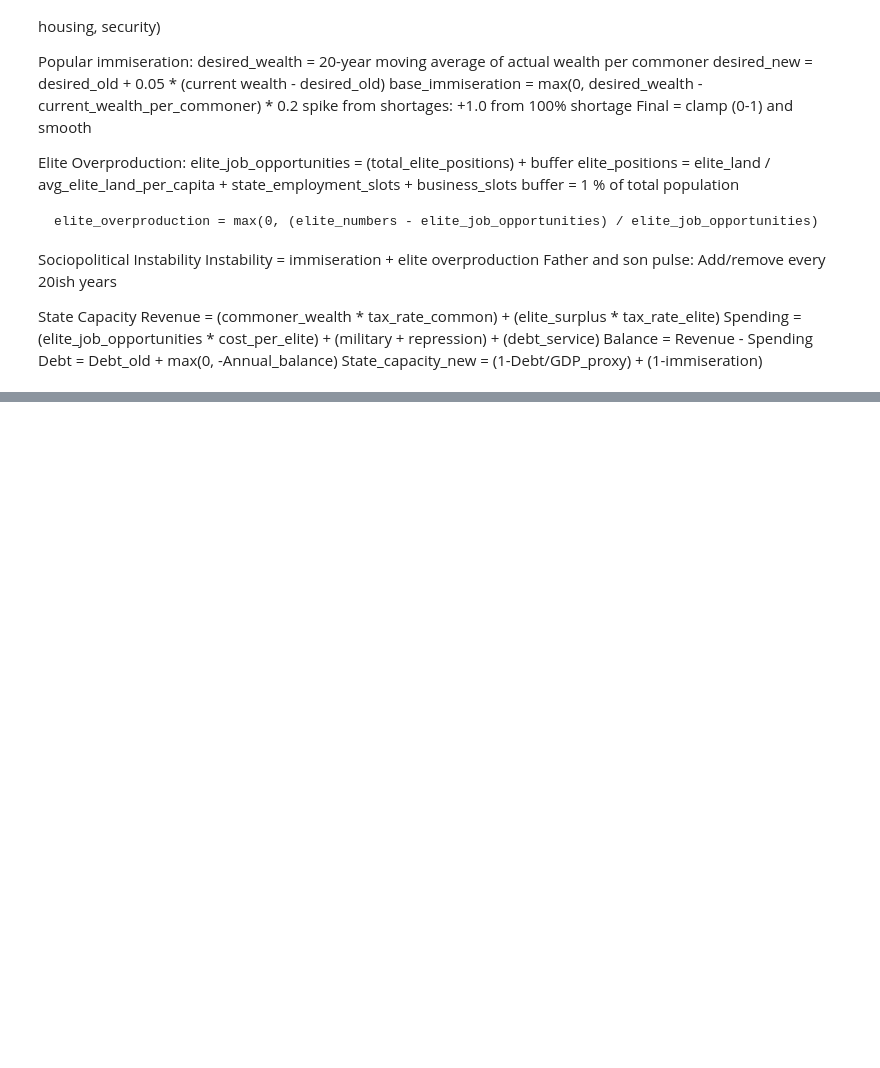
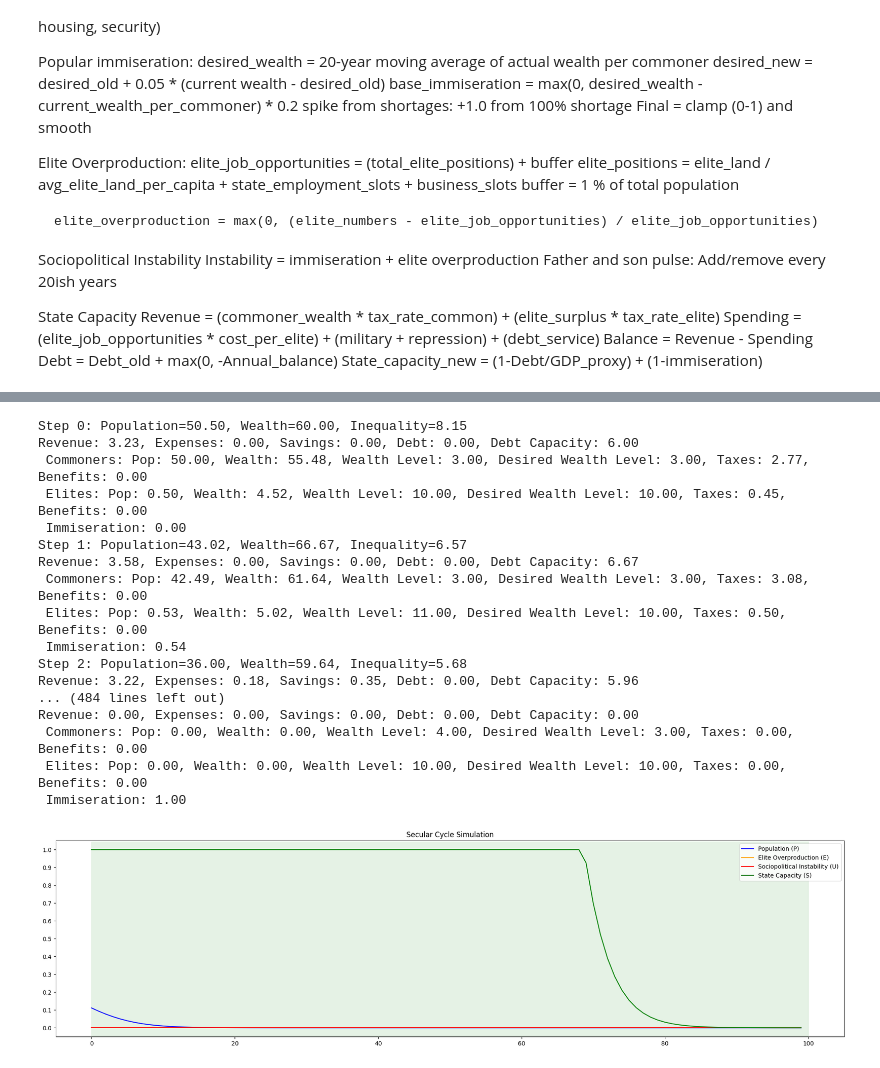
Before and after one commit to Strategy-Gamer/rota-fortunae, a Jupyter notebook: Planning/secular_cycles.ipynb, the cells around one changed output, grey strips where cells are left out. Saved outputs shown, nothing was run; the diff lists cells and outputs as text; code cells hidden in the pictures; blank space fills up the shorter version.

```diff
--- a/Planning/secular_cycles.ipynb
+++ b/Planning/secular_cycles.ipynb
@@ -1738 +1785,43 @@ class RecombinedSim:
         self.record_history()
+# %%
+# TODO: Find out why immiseration spikes so much in the beginning
+
+random.seed(42)
+
+recombined_sim = RecombinedSim(
+    commoner_pop=50.0,
+    elite_pop=0.5,
+    land_area=100.0,
+    elite_share=0.5,
+    dP_mult=1.0,
+    dE_mult=1.0,
+    dS_mult=1.0,
+    dP_nmult=0.5,
+    dE_nmult=0.5,
+    dS_nmult=2.0
+)
+for t in range(100):
+    recombined_sim.step(t, verbose=True)
+
+plot_simulation(
+    recombined_sim.P_history, recombined_sim.E_history, recombined_sim.U_history, recombined_sim.S_history, recombined_sim.phase_history
+)
+# %% [output]
+Step 0: Population=50.50, Wealth=60.00, Inequality=8.15
+Revenue: 3.23, Expenses: 0.00, Savings: 0.00, Debt: 0.00, Debt Capacity: 6.00
+ Commoners: Pop: 50.00, Wealth: 55.48, Wealth Level: 3.00, Desired Wealth Level: 3.00, Taxes: 2.77, Benefits: 0.00
+ Elites: Pop: 0.50, Wealth: 4.52, Wealth Level: 10.00, Desired Wealth Level: 10.00, Taxes: 0.45, Benefits: 0.00
+ Immiseration: 0.00
+Step 1: Population=43.02, Wealth=66.67, Inequality=6.57
+Revenue: 3.58, Expenses: 0.00, Savings: 0.00, Debt: 0.00, Debt Capacity: 6.67
+ Commoners: Pop: 42.49, Wealth: 61.64, Wealth Level: 3.00, Desired Wealth Level: 3.00, Taxes: 3.08, Benefits: 0.00
+ Elites: Pop: 0.53, Wealth: 5.02, Wealth Level: 11.00, Desired Wealth Level: 10.00, Taxes: 0.50, Benefits: 0.00
+ Immiseration: 0.54
+Step 2: Population=36.00, Wealth=59.64, Inequality=5.68
+Revenue: 3.22, Expenses: 0.18, Savings: 0.35, Debt: 0.00, Debt Capacity: 5.96
+... (484 lines left out)
+Revenue: 0.00, Expenses: 0.00, Savings: 0.00, Debt: 0.00, Debt Capacity: 0.00
+ Commoners: Pop: 0.00, Wealth: 0.00, Wealth Level: 4.00, Desired Wealth Level: 3.00, Taxes: 0.00, Benefits: 0.00
+ Elites: Pop: 0.00, Wealth: 0.00, Wealth Level: 10.00, Desired Wealth Level: 10.00, Taxes: 0.00, Benefits: 0.00
+ Immiseration: 1.00
+[figure, added]
```
Also changed, not shown: parts of 3 cells of this notebook.
